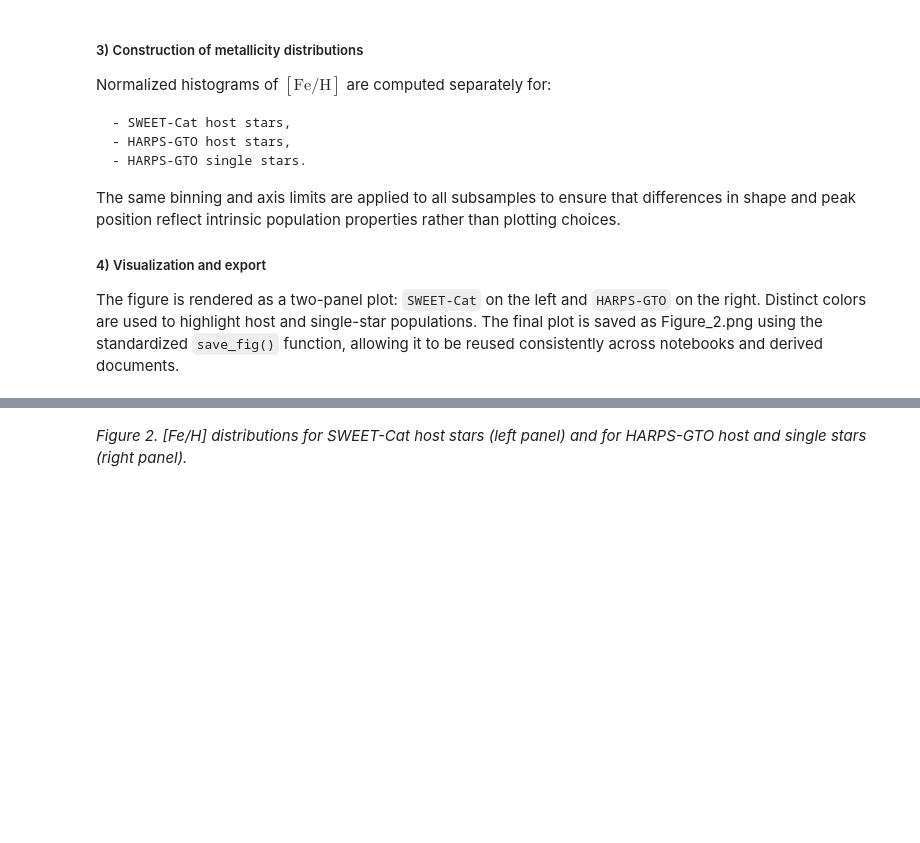
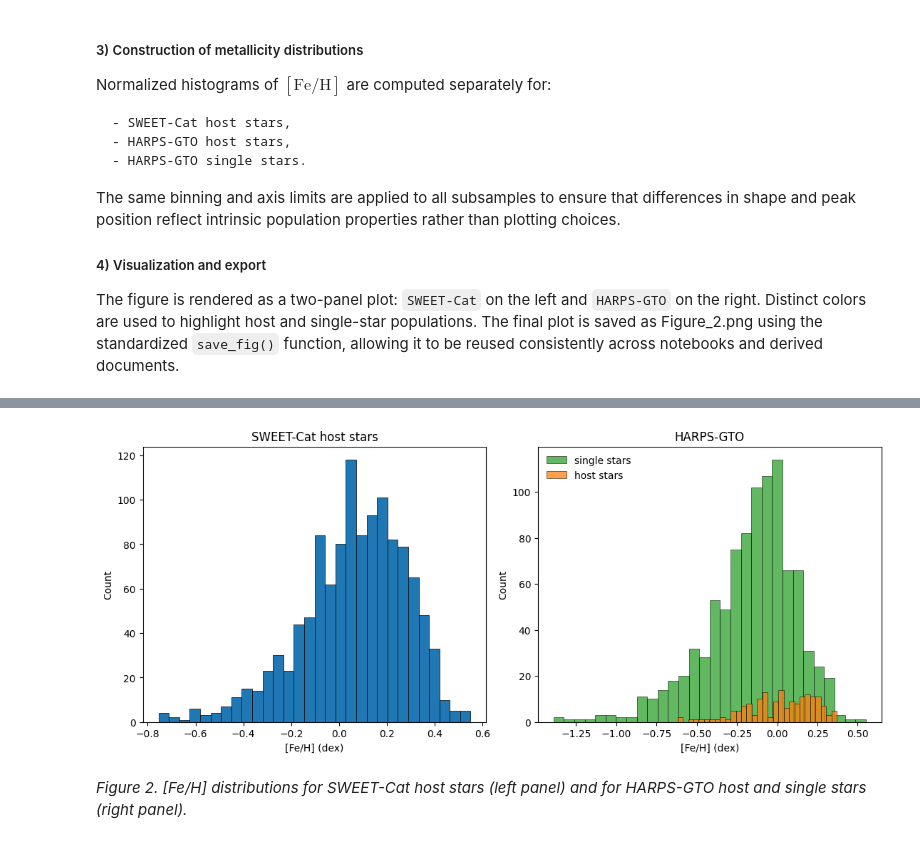
Before and after one commit to stellar-attractor/attractor-lab, a Jupyter notebook: topics/TOP_0001_exoplanet_birth_radius/notebooks/ACAP_001_EN.ipynb, the cells around one changed output, grey strips where cells are left out. Cells and saved outputs as stored; diff of their text form; code cells hidden in the pictures; blank space fills up the shorter version.

```diff
--- a/topics/TOP_0001_exoplanet_birth_radius/notebooks/ACAP_001_EN.ipynb
+++ b/topics/TOP_0001_exoplanet_birth_radius/notebooks/ACAP_001_EN.ipynb
@@ -569,0 +473,81 @@ HARPS host: 170 HARPS single: 941
+# %%
+import re
+import pandas as pd
+import matplotlib.pyplot as plt
+from astroquery.vizier import Vizier
+
+from lulab.i18n.plot_text import L, T  # <-- FIX: import the aliases you use
+
+# =========================================================
+# Figure 2 — [Fe/H] distributions (SWEET-Cat vs HARPS-GTO)
+# =========================================================
+
+def canon_name(x: str) -> str:
+    if pd.isna(x):
+        return ""
+    s = str(x).strip().lower()
+    s = s.replace("–", "-").replace("—", "-")
+    s = re.sub(r"\(.*?\)", "", s)
+    s = re.sub(r"\s+", " ", s)
+    s = re.sub(r"[^a-z0-9+\- ]", "", s)
+    return s.replace(" ", "")
+
+def pick_host_col(df: pd.DataFrame) -> str:
+    candidates = ["hostname", "pl_hostname", "sy_name", "star_name", "host_name", "host"]
+    for c in candidates:
+        if c in df.columns:
+            return c
+    raise KeyError(
+        f"NEA host-name column not found. Tried {candidates}. "
+        f"Available columns: {list(df.columns)}"
+    )
+
+# --- Load SWEET-Cat + NEA (paths from bootstrap) ---
+sweet_path = DATA_RAW_DIR / "sweetcat.csv"
+nea_path   = DATA_RAW_DIR / "nea_ps_default_flag_1.csv"
+
+sweet = pd.read_csv(sweet_path)
+nea   = pd.read_csv(nea_path)
+
+sweet_hosts = sweet.loc[sweet["SWFlag"] == 1, ["Teff", "Logg", "[Fe/H]"]].dropna().copy()
+
+host_col = pick_host_col(nea)
+nea_hosts = set(nea[host_col].dropna().map(canon_name).tolist())
+
+# --- HARPS-GTO ---
+Vizier.ROW_LIMIT = -1
+harps = Vizier.get_catalogs("J/A+A/545/A32")[0].to_pandas()
+harps = harps.dropna(subset=["Teff", "logg", "[Fe/H]"]).copy()
+
+harps["name1"] = harps["SimbadName"].map(canon_name)
+harps["name2"] = harps["Star"].map(canon_name)
+harps["is_host"] = harps["name1"].isin(nea_hosts) | harps["name2"].isin(nea_hosts)
+
+harps_host   = harps.loc[harps["is_host"]].copy()
+harps_single = harps.loc[~harps["is_host"]].copy()
+
+# --- Plot ---
+fig, axes = plt.subplots(1, 2, figsize=(11, 4.6), constrained_layout=True)
+bins = 30
+
+axes[0].hist(sweet_hosts["[Fe/H]"], bins=bins, edgecolor="k", linewidth=0.5)
+axes[0].set_title(T("figure_2_left"))
+axes[0].set_xlabel(L("feh"))
+axes[0].set_ylabel(L("count"))
+
+axes[1].hist(harps_single["[Fe/H]"], bins=bins, color="tab:green",
+             edgecolor="k", linewidth=0.5, alpha=0.75, label=L("legend_single_stars"))
+axes[1].hist(harps_host["[Fe/H]"], bins=bins, color="tab:orange",
+             edgecolor="k", linewidth=0.5, alpha=0.75, label=L("legend_host_stars"))
+
+axes[1].set_title(T("figure_2_right"))
+axes[1].set_xlabel(L("feh"))
+axes[1].set_ylabel(L("count"))
+axes[1].legend(loc="upper left")
+
+print("SWEET hosts:", len(sweet_hosts))
+print("HARPS host:", len(harps_host), "HARPS single:", len(harps_single))
+
+save_fig0("Figure_2", fig=fig)
+plt.show()
+# %% [output]
@@ -570,3 +557,4 @@ HARPS host: 170 HARPS single: 941
+[figure, added]
 # %% [markdown]
 *Figure 2. [Fe/H] distributions for SWEET-Cat host stars (left panel) and for HARPS-GTO host and single stars (right panel).*
 # %% [markdown]
```
Also changed, not shown: parts of 21 cells of this notebook, 14 other files.
